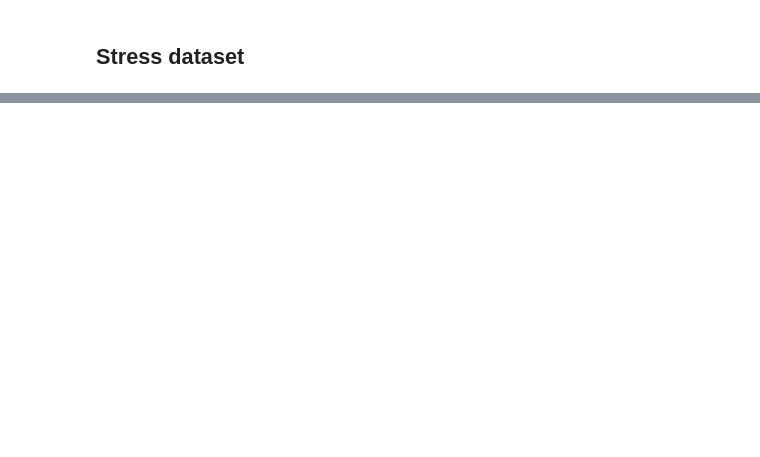
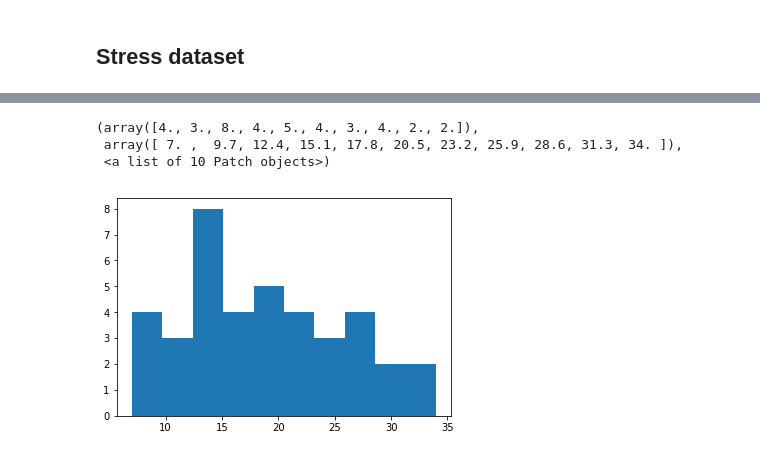
Before and after one commit to mkhash/Modelling-Student-Stress, a Jupyter notebook: code/EDA.ipynb, the cells around one changed output, grey strips where cells are left out. Saved outputs shown, nothing was run; the diff lists cells and outputs as text; code cells hidden in the pictures; blank space fills up the shorter version.

```diff
--- a/code/EDA.ipynb
+++ b/code/EDA.ipynb
@@ -239,0 +253,7 @@ stress_df.head(10)
+# %%
+plt.hist(stress_post['total'])
+# %% [output]
+(array([4., 3., 8., 4., 5., 4., 3., 4., 2., 2.]),
+ array([ 7. ,  9.7, 12.4, 15.1, 17.8, 20.5, 23.2, 25.9, 28.6, 31.3, 34. ]),
+ <a list of 10 Patch objects>)
+[figure, added]
```
Also changed, not shown: parts of 12 cells of this notebook, 2 other files.
